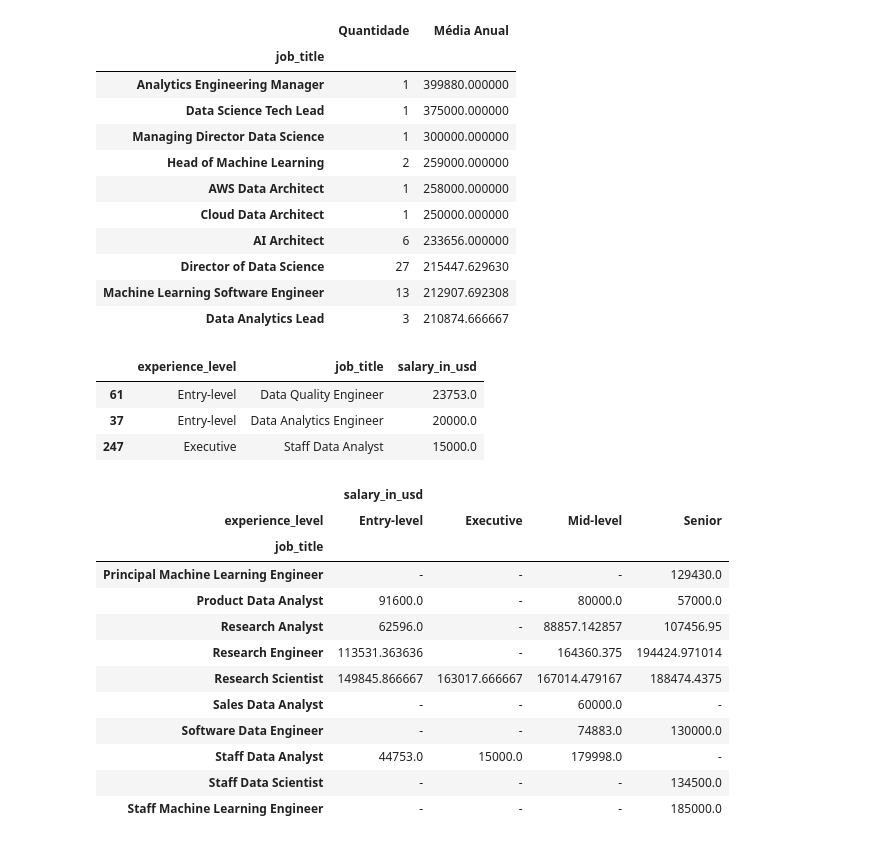
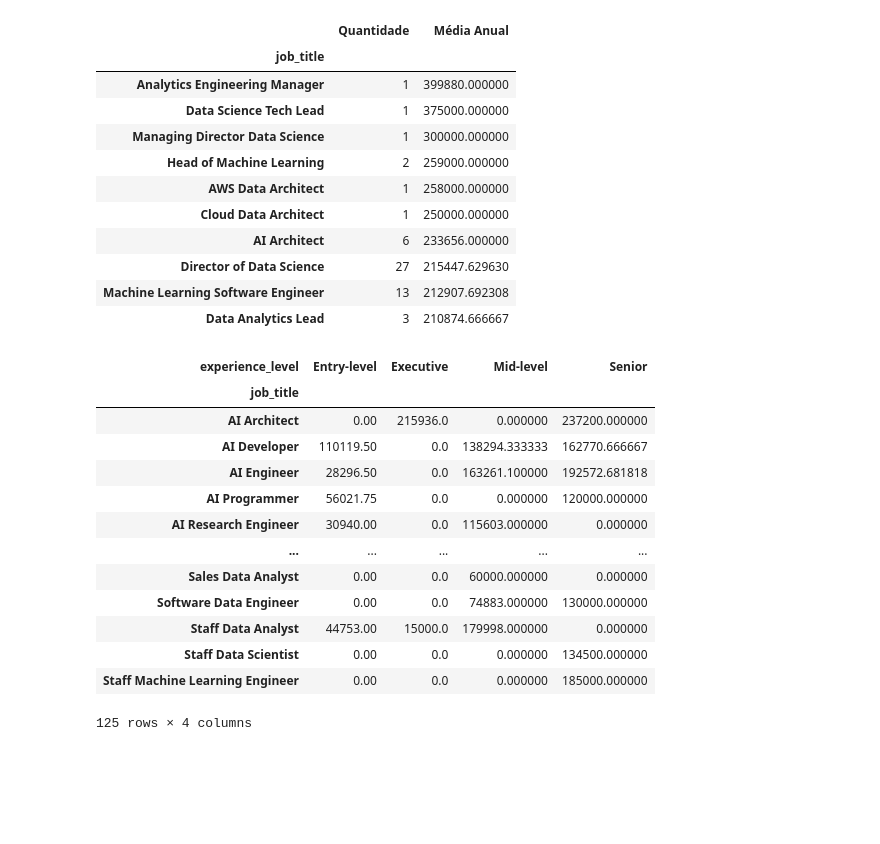
Before and after one commit to ryanrodr/eda-jobs-in-data, a Jupyter notebook: notebooks/analise_exploratoria.ipynb, the cells around one changed output. Saved outputs shown, nothing was run; the diff lists cells and outputs as text; code cells hidden in the pictures; blank space fills up the shorter version.

Commit message:
Adicionando uma tabela com pandas.crosstab

```diff
--- a/notebooks/analise_exploratoria.ipynb
+++ b/notebooks/analise_exploratoria.ipynb
@@ -341,7 +334,0 @@ media_exp = media_exp.sort_values(by='salary_in_usd', ascending=False)
-# %%
-media_exp.tail(3)
-# %% [output]
-|  | experience_level | job_title | salary_in_usd |
-| 61 | Entry-level | Data Quality Engineer | 23753.0 |
-| 37 | Entry-level | Data Analytics Engineer | 20000.0 |
-| 247 | Executive | Staff Data Analyst | 15000.0 |
@@ -351,16 +335,22 @@ media_exp = media_exp.pivot_table(index='job_title', columns='experience_level')
-# %%
-media_exp.tail(10)
-# %% [output]
-|  | salary_in_usd |  |  |  |
-| experience_level | Entry-level | Executive | Mid-level | Senior |
-| job_title |  |  |  |  |
-| Principal Machine Learning Engineer | - | - | - | 129430.0 |
-| Product Data Analyst | 91600.0 | - | 80000.0 | 57000.0 |
-| Research Analyst | 62596.0 | - | 88857.142857 | 107456.95 |
-| Research Engineer | 113531.363636 | - | 164360.375 | 194424.971014 |
-| Research Scientist | 149845.866667 | 163017.666667 | 167014.479167 | 188474.4375 |
-| Sales Data Analyst | - | - | 60000.0 | - |
-| Software Data Engineer | - | - | 74883.0 | 130000.0 |
-| Staff Data Analyst | 44753.0 | 15000.0 | 179998.0 | - |
-| Staff Data Scientist | - | - | - | 134500.0 |
-| Staff Machine Learning Engineer | - | - | - | 185000.0 |
+# %%
+tabela_experiencia = pd.crosstab(df['job_title'],
+                                df['experience_level'],
+                                aggfunc='mean',
+                                values=df['salary_in_usd']).fillna(0)
+# %%
+tabela_experiencia
+# %% [output]
+| experience_level | Entry-level | Executive | Mid-level | Senior |
+| job_title |  |  |  |  |
+| AI Architect | 0.00 | 215936.0 | 0.000000 | 237200.000000 |
+| AI Developer | 110119.50 | 0.0 | 138294.333333 | 162770.666667 |
+| AI Engineer | 28296.50 | 0.0 | 163261.100000 | 192572.681818 |
+| AI Programmer | 56021.75 | 0.0 | 0.000000 | 120000.000000 |
+| AI Research Engineer | 30940.00 | 0.0 | 115603.000000 | 0.000000 |
+| ... | ... | ... | ... | ... |
+| Sales Data Analyst | 0.00 | 0.0 | 60000.000000 | 0.000000 |
+| Software Data Engineer | 0.00 | 0.0 | 74883.000000 | 130000.000000 |
+| Staff Data Analyst | 44753.00 | 15000.0 | 179998.000000 | 0.000000 |
+| Staff Data Scientist | 0.00 | 0.0 | 0.000000 | 134500.000000 |
+| Staff Machine Learning Engineer | 0.00 | 0.0 | 0.000000 | 185000.000000 |
+125 rows × 4 columns
```
Also changed, not shown: parts of 7 cells of this notebook.
